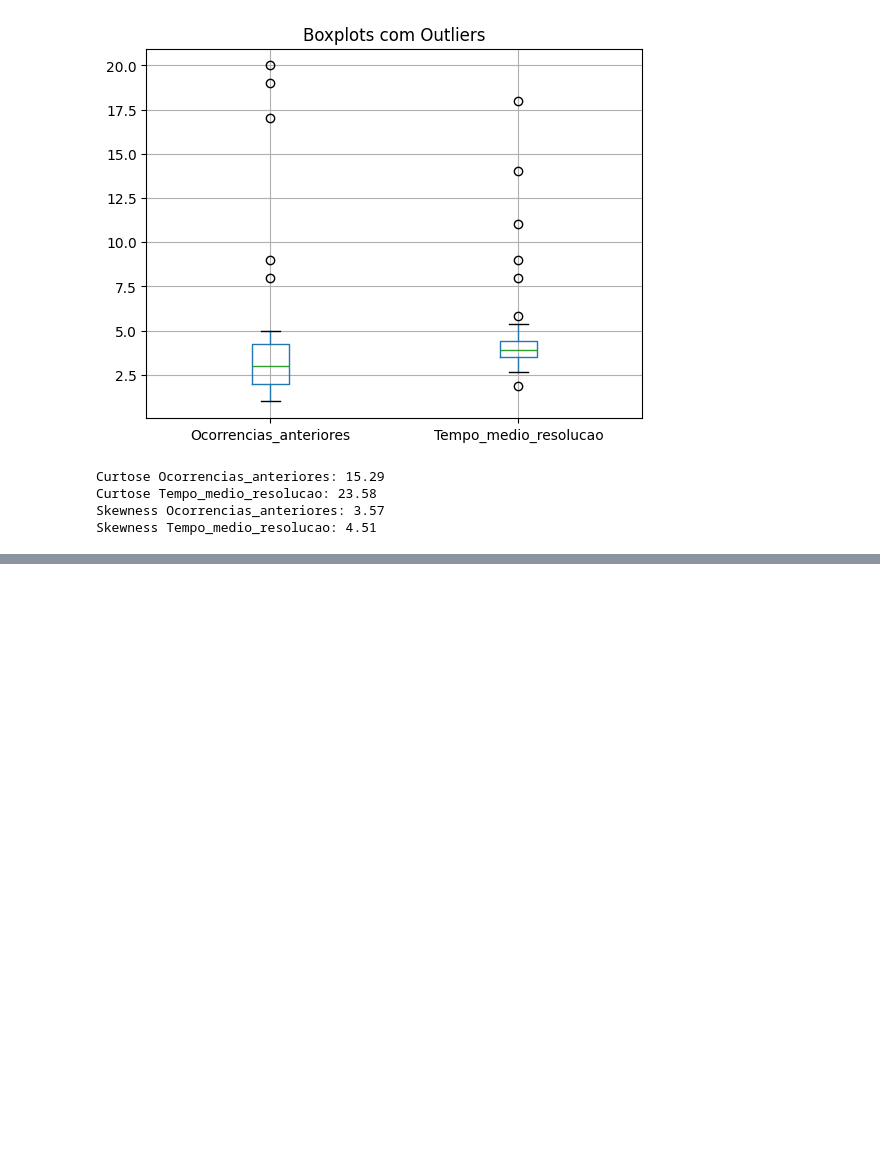
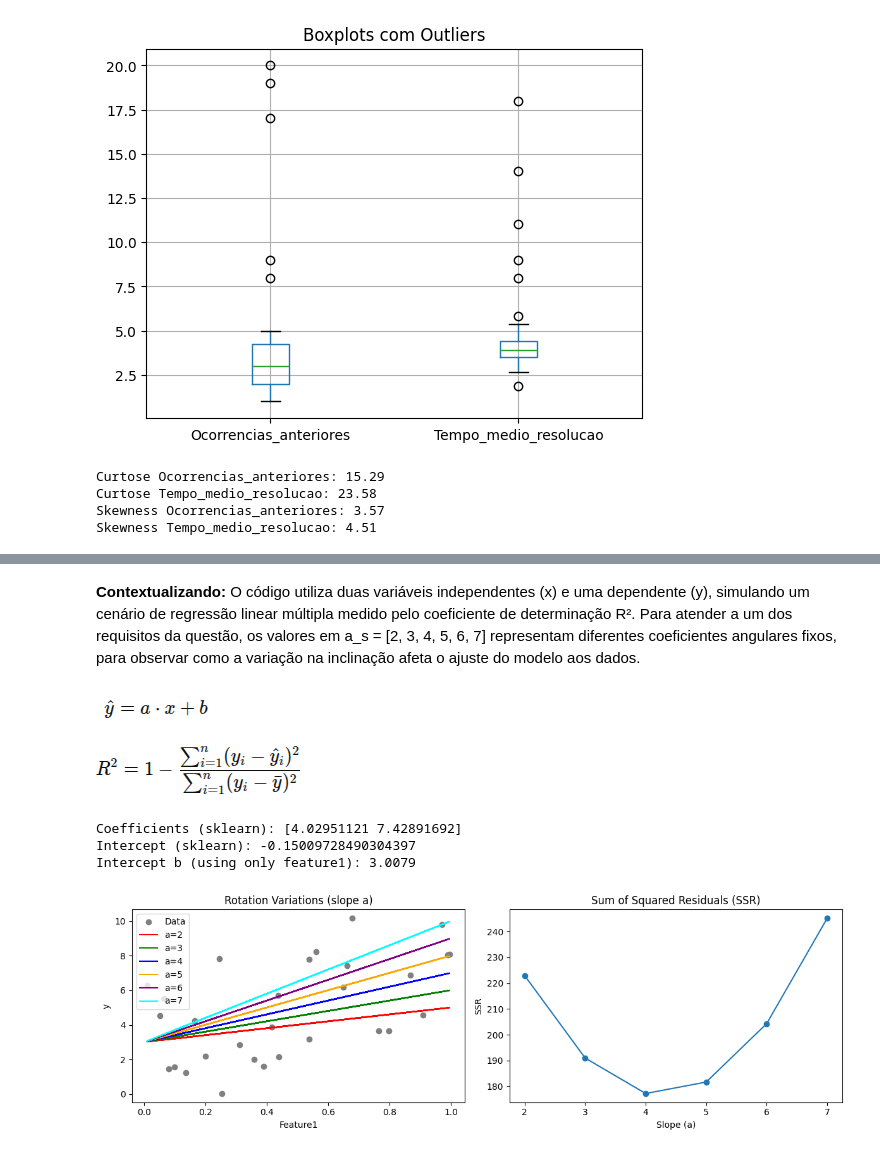
Before and after one commit to ANDRERAIMUNDO/Atividade-2.1-Linear-regression-and-metrics-PPGCC-2025_1, a Jupyter notebook: Atividade_2_1_Linear_regression_and_metrics_PPGCC_2025_1.ipynb, the cells around one changed output, grey strips where cells are left out. Cells and saved outputs as stored; diff of their text form; code cells hidden in the pictures; blank space fills up the shorter version.

Commit message:
Questão B

```diff
--- a/Atividade_2_1_Linear_regression_and_metrics_PPGCC_2025_1.ipynb
+++ b/Atividade_2_1_Linear_regression_and_metrics_PPGCC_2025_1.ipynb
@@ -139,0 +150,79 @@ Skewness Tempo_medio_resolucao: 4.51
+# %% [markdown]
+**Contextualizando:** O código utiliza duas variáveis independentes (x) e uma dependente (y), simulando um cenário de regressão linear múltipla medido pelo coeficiente de determinação R². Para atender a um dos requisitos da questão, os valores em a_s = [2, 3, 4, 5, 6, 7] representam diferentes coeficientes angulares fixos, para observar como a variação na inclinação afeta o ajuste do modelo aos dados.
+# %% [markdown]
+![image.png](embedded-picture-1)
+# %% [markdown]
+![image.png](embedded-picture-1)
+# %%
+import numpy as np
+import matplotlib.pyplot as plt
+from sklearn.linear_model import LinearRegression
+from sklearn.metrics import r2_score
+import statsmodels.api as sm
+
+feature1 = np.random.rand(30)
+feature2 = np.random.rand(30)
+
+X = np.column_stack((feature1, feature2))
+y = 4 * feature1 + 7 * feature2 + np.random.randn(30) * 0.5
+
+reg = LinearRegression()#linear regressio
+reg.fit(X, y)
+print("Coefficients (sklearn):", reg.coef_)
+print("Intercept (sklearn):", reg.intercept_)
+r2_sklearn = reg.score(X, y)#R²
+
+X_simple = feature1.reshape(-1, 1) #D->2D
+reg_simple = LinearRegression()
+reg_simple.fit(X_simple, y)
+intercept = reg_simple.intercept_ #y=a⋅x+b
+print(f"Intercept b (using only feature1): {intercept:.4f}")
+
+a_s = [2, 3, 4, 5, 6, 7]#coefficient tests
+ssr_list = []
+r2_list = []
+
+plt.figure(figsize=(12, 4))
+plt.subplot(1, 2, 1)
+plt.scatter(feature1, y, color='gray', label='Data')
+colors = ['r', 'g', 'b', 'orange', 'purple', 'cyan']
+
+for i, a in enumerate(a_s):
+    y_pred = a * feature1 + intercept
+    plt.plot(feature1, y_pred, color=colors[i], label=f'a={a}')
+
+    ssr = np.sum((y - y_pred) ** 2)
+    ssr_list.append(ssr)
+
+    r2 = r2_score(y, y_pred)
+    r2_list.append(r2)
+
+plt.title('Rotation Variations (slope a)')
+plt.xlabel('Feature1')
+plt.ylabel('y')
+plt.legend()
+
+plt.subplot(1, 2, 2)
+plt.plot(a_s, ssr_list, marker='o')
+plt.title('Sum of Squared Residuals (SSR)')
+plt.xlabel('Slope (a)')
+plt.ylabel('SSR')
+plt.tight_layout()
+plt.show()
+
+print("\n--- R² for angular coefficient ---")
+for a, r2 in zip(a_s, r2_list):
+    print(f"a = {a}, R² = {r2:.4f}")
+
+print(f"\nR² from sklearn regression (full model): {r2_sklearn:.4f}")
+
+X_sm = sm.add_constant(X) # statsmodels
+model = sm.OLS(y, X_sm)
+results = model.fit()
+print("\n--- Statsmodels summary (full model) ---")
+print(results.summary())
+# %% [output]
+Coefficients (sklearn): [4.02951121 7.42891692]
+Intercept (sklearn): -0.15009728490304397
+Intercept b (using only feature1): 3.0079
+[figure, added]
```
Also changed, not shown: parts of 6 cells of this notebook.
